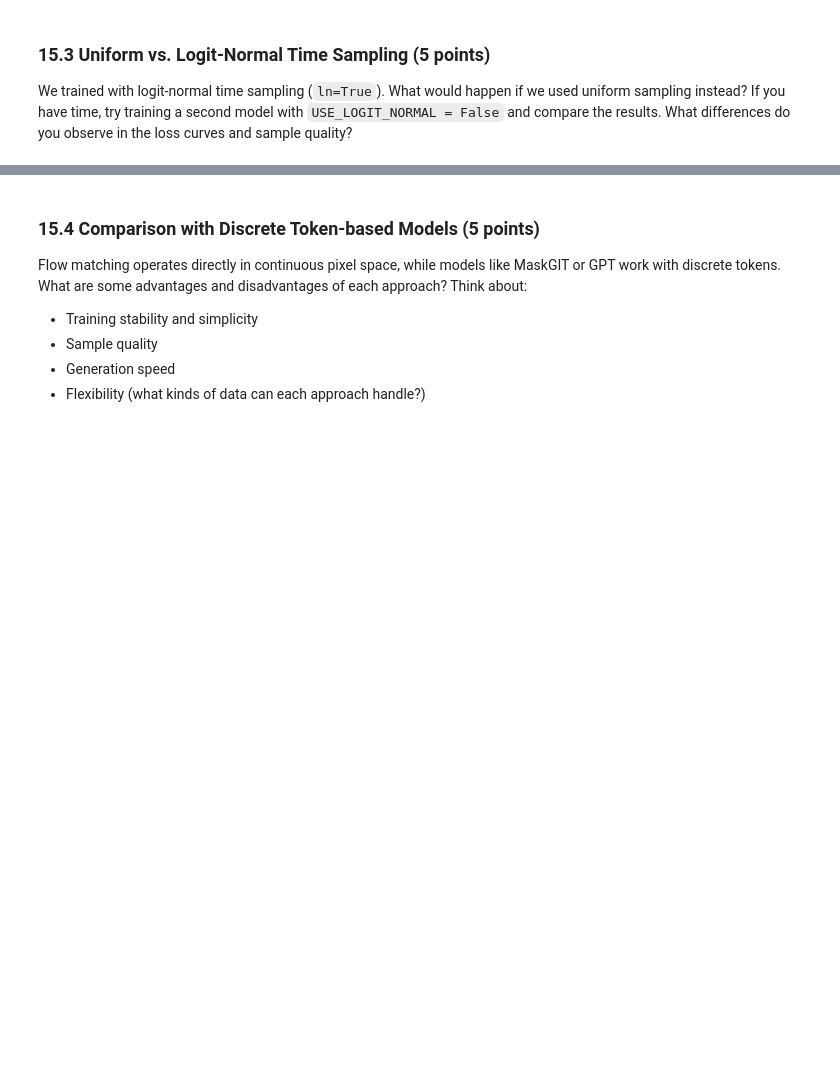
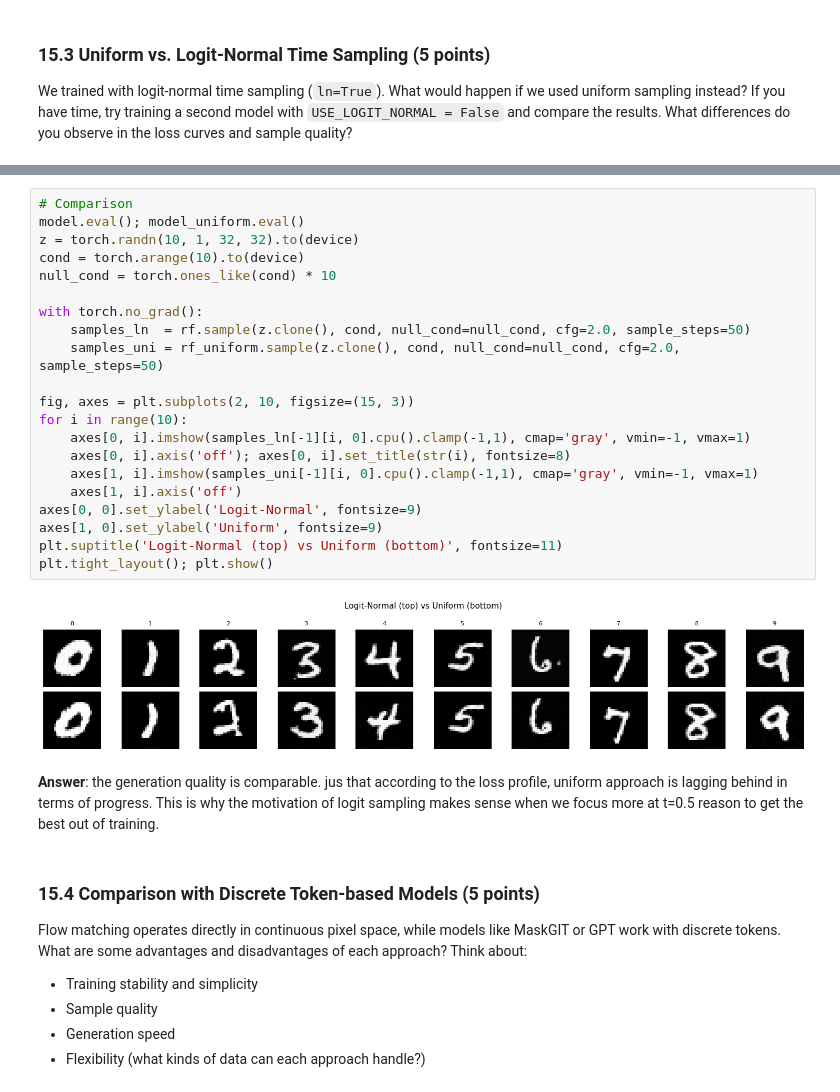
Before and after one commit to phantuanlink/2026-Spring-CS503-Visual-Intelligence-Homework, a Jupyter notebook: NanoFM_Homeworks/notebooks/CS503_FM_part4_nanoFlowMatching.ipynb, the cells around one changed output, grey strips where cells are left out. Drawn from its saved outputs; the diff is of its cells as text; blank space fills up the shorter version.

Commit message:
nanofm Final comparison

```diff
--- a/NanoFM_Homeworks/notebooks/CS503_FM_part4_nanoFlowMatching.ipynb
+++ b/NanoFM_Homeworks/notebooks/CS503_FM_part4_nanoFlowMatching.ipynb
@@ -831,3 +888,28 @@ We trained with logit-normal time sampling (`ln=True`). What would happen if we
+# %%
+# Comparison
+model.eval(); model_uniform.eval()
+z = torch.randn(10, 1, 32, 32).to(device)
+cond = torch.arange(10).to(device)
+null_cond = torch.ones_like(cond) * 10
+
+with torch.no_grad():
+    samples_ln  = rf.sample(z.clone(), cond, null_cond=null_cond, cfg=2.0, sample_steps=50)
+    samples_uni = rf_uniform.sample(z.clone(), cond, null_cond=null_cond, cfg=2.0, sample_steps=50)
+
+fig, axes = plt.subplots(2, 10, figsize=(15, 3))
+for i in range(10):
+    axes[0, i].imshow(samples_ln[-1][i, 0].cpu().clamp(-1,1), cmap='gray', vmin=-1, vmax=1)
+    axes[0, i].axis('off'); axes[0, i].set_title(str(i), fontsize=8)
+    axes[1, i].imshow(samples_uni[-1][i, 0].cpu().clamp(-1,1), cmap='gray', vmin=-1, vmax=1)
+    axes[1, i].axis('off')
+axes[0, 0].set_ylabel('Logit-Normal', fontsize=9)
+axes[1, 0].set_ylabel('Uniform', fontsize=9)
+plt.suptitle('Logit-Normal (top) vs Uniform (bottom)', fontsize=11)
+plt.tight_layout(); plt.show()
+# %% [output]
+[figure, added]
+# %% [markdown]
+**Answer**: the generation quality is comparable. jus that according to the loss profile, uniform approach is lagging behind in terms of progress. This is why the motivation of logit sampling makes sense when we focus more at t=0.5 reason to get the best out of training.
 # %% [markdown]
 ### 15.4 Comparison with Discrete Token-based Models (5 points)
 
```
Also changed, not shown: parts of 13 cells of this notebook.
